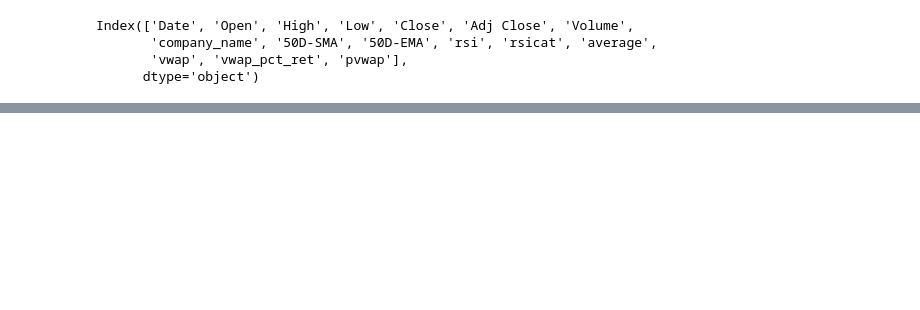
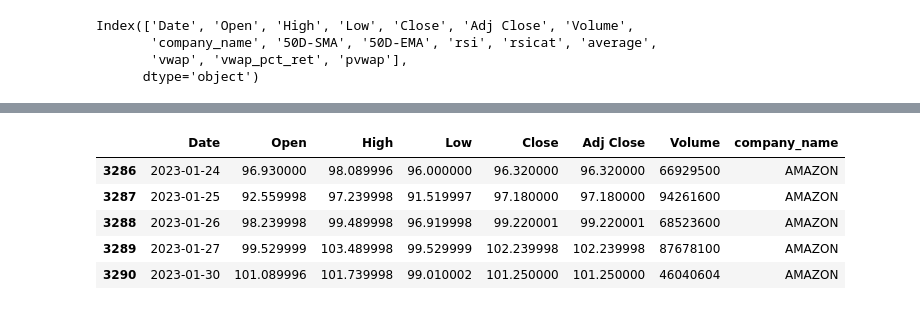
Before and after one commit to Satya-Aditya-k/DS2, a Jupyter notebook: stock_close_price_prediction.ipynb, the cells around one changed output, grey strips where cells are left out. Drawn from its saved outputs; the diff is of its cells as text; code cells hidden in the pictures; blank space fills up the shorter version.

```diff
--- a/stock_close_price_prediction.ipynb
+++ b/stock_close_price_prediction.ipynb
@@ -171 +176,10 @@ df_p.tail()
+# %%
+df_.tail()
+# %% [output]
+|  | Date | Open | High | Low | Close | Adj Close | Volume | company_name |
+| 3286 | 2023-01-24 | 96.930000 | 98.089996 | 96.000000 | 96.320000 | 96.320000 | 66929500 | AMAZON |
+| 3287 | 2023-01-25 | 92.559998 | 97.239998 | 91.519997 | 97.180000 | 97.180000 | 94261600 | AMAZON |
+| 3288 | 2023-01-26 | 98.239998 | 99.489998 | 96.919998 | 99.220001 | 99.220001 | 68523600 | AMAZON |
+| 3289 | 2023-01-27 | 99.529999 | 103.489998 | 99.529999 | 102.239998 | 102.239998 | 87678100 | AMAZON |
+| 3290 | 2023-01-30 | 101.089996 | 101.739998 | 99.010002 | 101.250000 | 101.250000 | 46040604 | AMAZON |
 # %%
```
Also changed, not shown: parts of 20 cells of this notebook, 24 other files.
